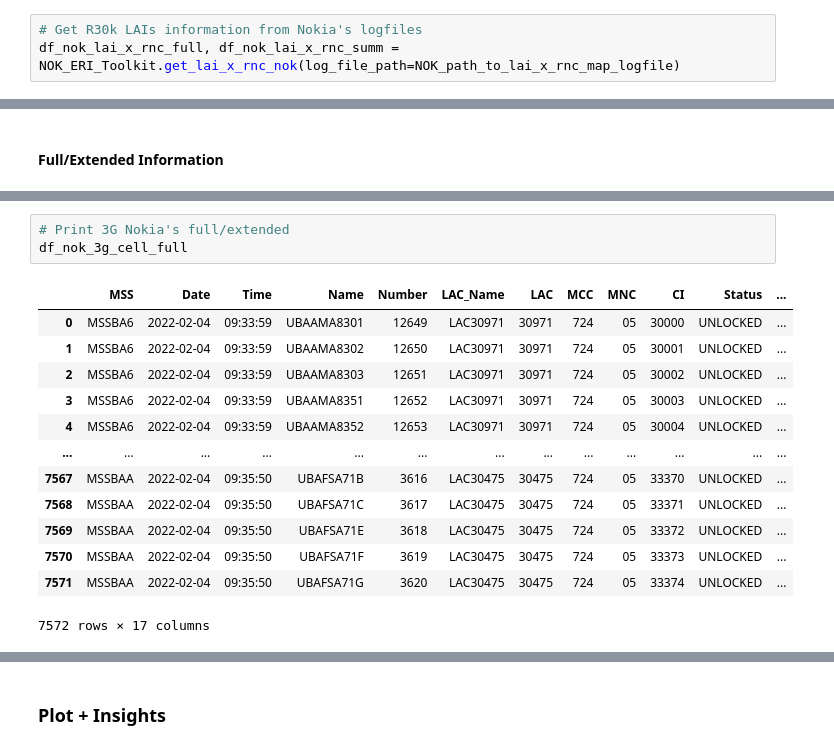
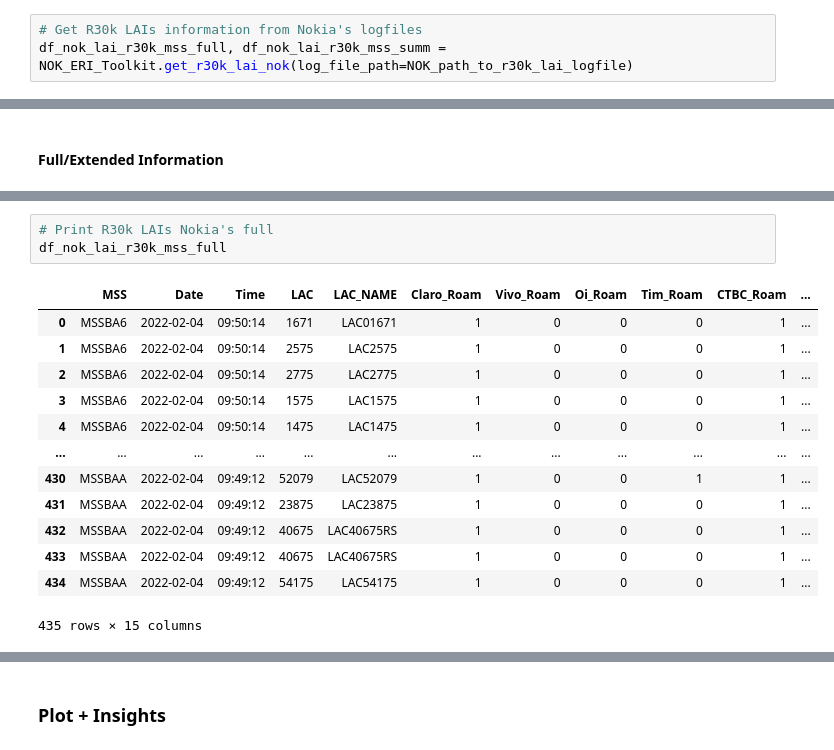
Before and after one commit to alvarova26/Python_and_Notebooks, a Jupyter notebook: NOK_&_ERI/NOK_ERI_Get_def_LAI_&_R30k_MSS.ipynb, the cells around one changed output, grey strips where cells are left out. Saved outputs shown, nothing was run; the diff lists cells and outputs as text.

```diff
--- a/NOK_&_ERI/NOK_ERI_Get_def_LAI_&_R30k_MSS.ipynb
+++ b/NOK_&_ERI/NOK_ERI_Get_def_LAI_&_R30k_MSS.ipynb
@@ -52,5 +37,5 @@ df_eri_2g_cell_full, df_eri_2g_cell_summ = NOK_ERI_Toolkit.get_2g_cell_eri(log_f
 # %%
 # Get R30k LAIs information from Nokia's logfiles
-df_nok_lai_x_rnc_full, df_nok_lai_x_rnc_summ = NOK_ERI_Toolkit.get_lai_x_rnc_nok(log_file_path=NOK_path_to_lai_x_rnc_map_logfile)
+df_nok_lai_r30k_mss_full, df_nok_lai_r30k_mss_summ = NOK_ERI_Toolkit.get_r30k_lai_nok(log_file_path=NOK_path_to_r30k_lai_logfile)
 # %%
 # Get R30k LAIs information from Ericsson's logfiles
@@ -236,18 +151,18 @@ df_eri_2g_cell_full
 # %%
-# Print 3G Nokia's full/extended
-df_nok_3g_cell_full
+# Print R30k LAIs Nokia's full
+df_nok_lai_r30k_mss_full
 # %% [output]
-|  | MSS | Date | Time | Name | Number | LAC_Name | LAC | MCC | MNC | CI | Status | ... |
-| 0 | MSSBA6 | 2022-02-04 | 09:33:59 | UBAAMA8301 | 12649 | LAC30971 | 30971 | 724 | 05 | 30000 | UNLOCKED | ... |
-| 1 | MSSBA6 | 2022-02-04 | 09:33:59 | UBAAMA8302 | 12650 | LAC30971 | 30971 | 724 | 05 | 30001 | UNLOCKED | ... |
-| 2 | MSSBA6 | 2022-02-04 | 09:33:59 | UBAAMA8303 | 12651 | LAC30971 | 30971 | 724 | 05 | 30002 | UNLOCKED | ... |
-| 3 | MSSBA6 | 2022-02-04 | 09:33:59 | UBAAMA8351 | 12652 | LAC30971 | 30971 | 724 | 05 | 30003 | UNLOCKED | ... |
-| 4 | MSSBA6 | 2022-02-04 | 09:33:59 | UBAAMA8352 | 12653 | LAC30971 | 30971 | 724 | 05 | 30004 | UNLOCKED | ... |
-| ... | ... | ... | ... | ... | ... | ... | ... | ... | ... | ... | ... | ... |
-| 7567 | MSSBAA | 2022-02-04 | 09:35:50 | UBAFSA71B | 3616 | LAC30475 | 30475 | 724 | 05 | 33370 | UNLOCKED | ... |
-| 7568 | MSSBAA | 2022-02-04 | 09:35:50 | UBAFSA71C | 3617 | LAC30475 | 30475 | 724 | 05 | 33371 | UNLOCKED | ... |
-| 7569 | MSSBAA | 2022-02-04 | 09:35:50 | UBAFSA71E | 3618 | LAC30475 | 30475 | 724 | 05 | 33372 | UNLOCKED | ... |
-| 7570 | MSSBAA | 2022-02-04 | 09:35:50 | UBAFSA71F | 3619 | LAC30475 | 30475 | 724 | 05 | 33373 | UNLOCKED | ... |
-| 7571 | MSSBAA | 2022-02-04 | 09:35:50 | UBAFSA71G | 3620 | LAC30475 | 30475 | 724 | 05 | 33374 | UNLOCKED | ... |
+|  | MSS | Date | Time | LAC | LAC_NAME | Claro_Roam | Vivo_Roam | Oi_Roam | Tim_Roam | CTBC_Roam | ... |
+| 0 | MSSBA6 | 2022-02-04 | 09:50:14 | 1671 | LAC01671 | 1 | 0 | 0 | 0 | 1 | ... |
+| 1 | MSSBA6 | 2022-02-04 | 09:50:14 | 2575 | LAC2575 | 1 | 0 | 0 | 0 | 1 | ... |
+| 2 | MSSBA6 | 2022-02-04 | 09:50:14 | 2775 | LAC2775 | 1 | 0 | 0 | 0 | 1 | ... |
+| 3 | MSSBA6 | 2022-02-04 | 09:50:14 | 1575 | LAC1575 | 1 | 0 | 0 | 0 | 1 | ... |
+| 4 | MSSBA6 | 2022-02-04 | 09:50:14 | 1475 | LAC1475 | 1 | 0 | 0 | 0 | 1 | ... |
+| ... | ... | ... | ... | ... | ... | ... | ... | ... | ... | ... | ... |
+| 430 | MSSBAA | 2022-02-04 | 09:49:12 | 52079 | LAC52079 | 1 | 0 | 0 | 1 | 1 | ... |
+| 431 | MSSBAA | 2022-02-04 | 09:49:12 | 23875 | LAC23875 | 1 | 0 | 0 | 0 | 1 | ... |
+| 432 | MSSBAA | 2022-02-04 | 09:49:12 | 40675 | LAC40675RS | 1 | 0 | 0 | 0 | 1 | ... |
+| 433 | MSSBAA | 2022-02-04 | 09:49:12 | 40675 | LAC40675RS | 1 | 0 | 0 | 0 | 1 | ... |
+| 434 | MSSBAA | 2022-02-04 | 09:49:12 | 54175 | LAC54175 | 1 | 0 | 0 | 0 | 1 | ... |
-7572 rows × 17 columns
+435 rows × 15 columns
 # %%
```
Also changed, not shown: parts of 22 cells of this notebook.
